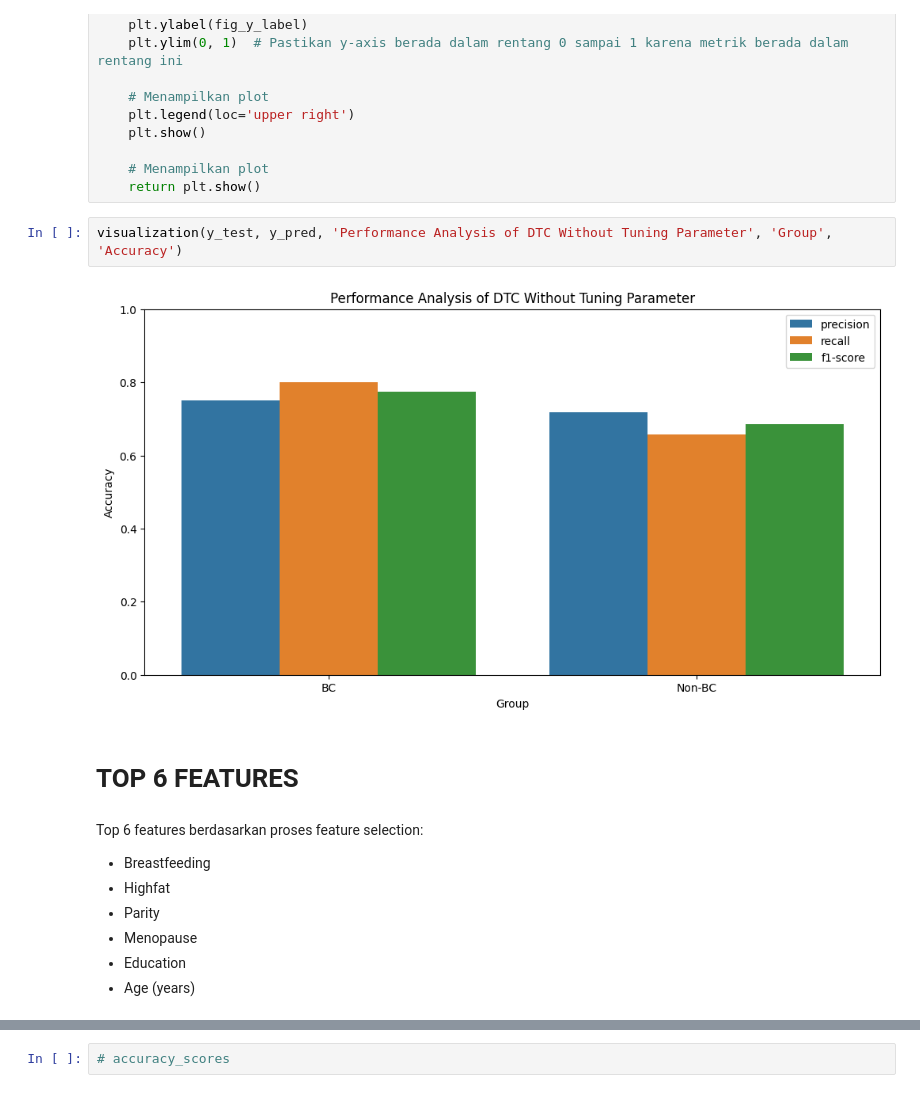
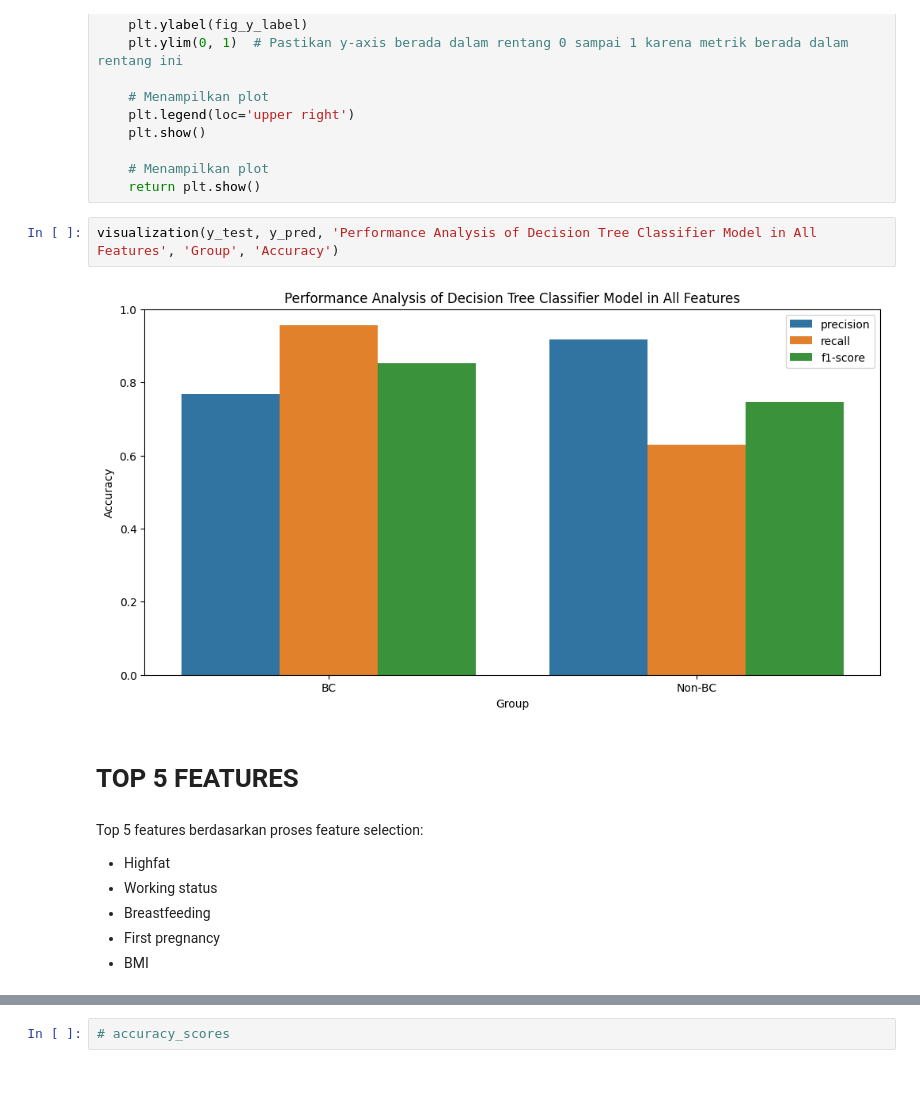
Before and after one commit to YOGASATWIKA/datamining, a Jupyter notebook: gemastik-data-mining.ipynb, the cells around one changed output, grey strips where cells are left out. Cells and saved outputs as stored; diff of their text form.

```diff
--- a/gemastik-data-mining.ipynb
+++ b/gemastik-data-mining.ipynb
@@ -169,17 +183,16 @@ def visualization(data_y_test, data_y_pred, fig_title, fig_x_label, fig_y_label)
     # Menampilkan plot
     return plt.show()
 # %%
-visualization(y_test, y_pred, 'Performance Analysis of DTC Without Tuning Parameter', 'Group', 'Accuracy')
+visualization(y_test, y_pred, 'Performance Analysis of Decision Tree Classifier Model in All Features', 'Group', 'Accuracy')
 # %% [output]
-[figure, old version]
+[figure, new version]
 # %% [markdown]
-# TOP 6 FEATURES
+# TOP 5 FEATURES
 # %% [markdown]
-Top 6 features berdasarkan proses feature selection:
+Top 5 features berdasarkan proses feature selection:
+- Highfat
+- Working status
 - Breastfeeding
-- Highfat
-- Parity
-- Menopause
-- Education
-- Age (years)
+- First pregnancy
+- BMI
 # %%
```
Also changed, not shown: parts of 20 cells of this notebook, 5 other files.
